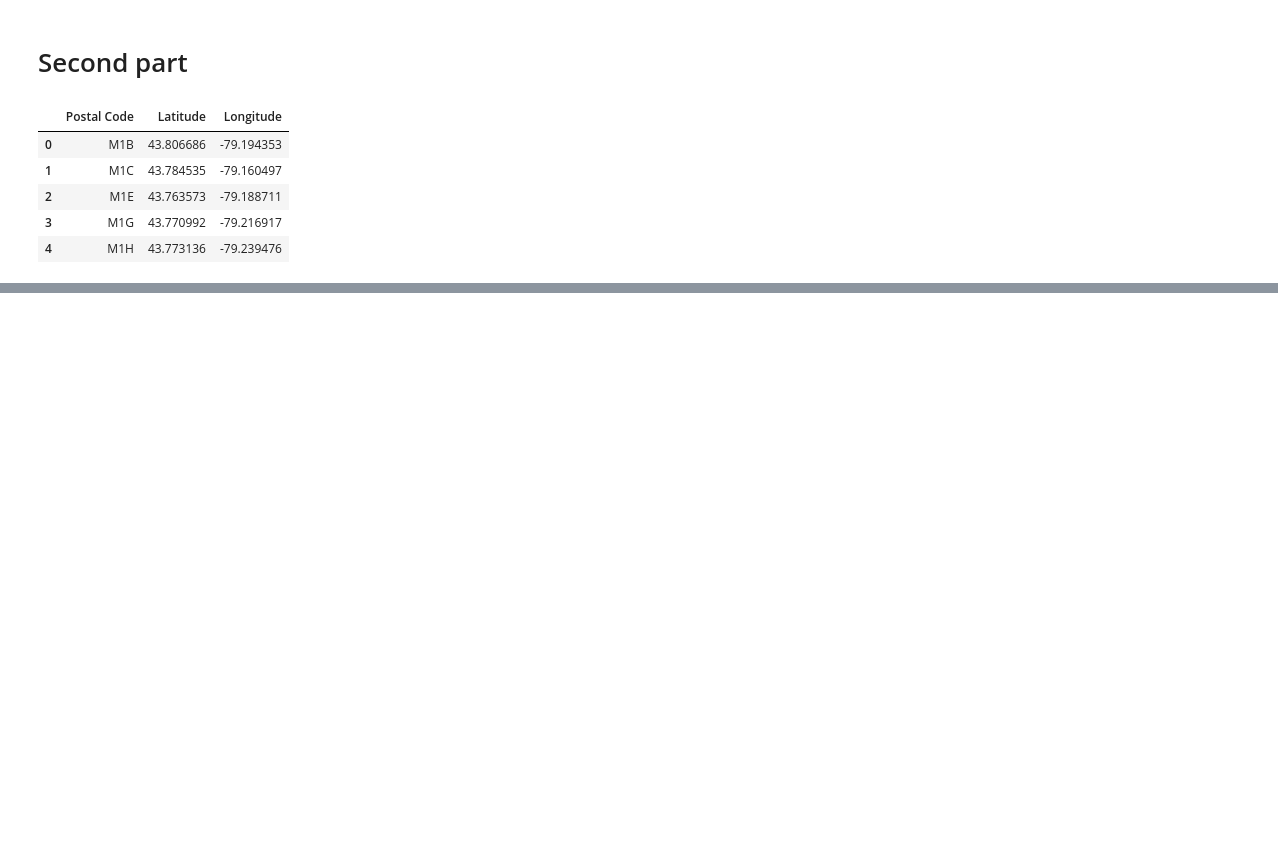
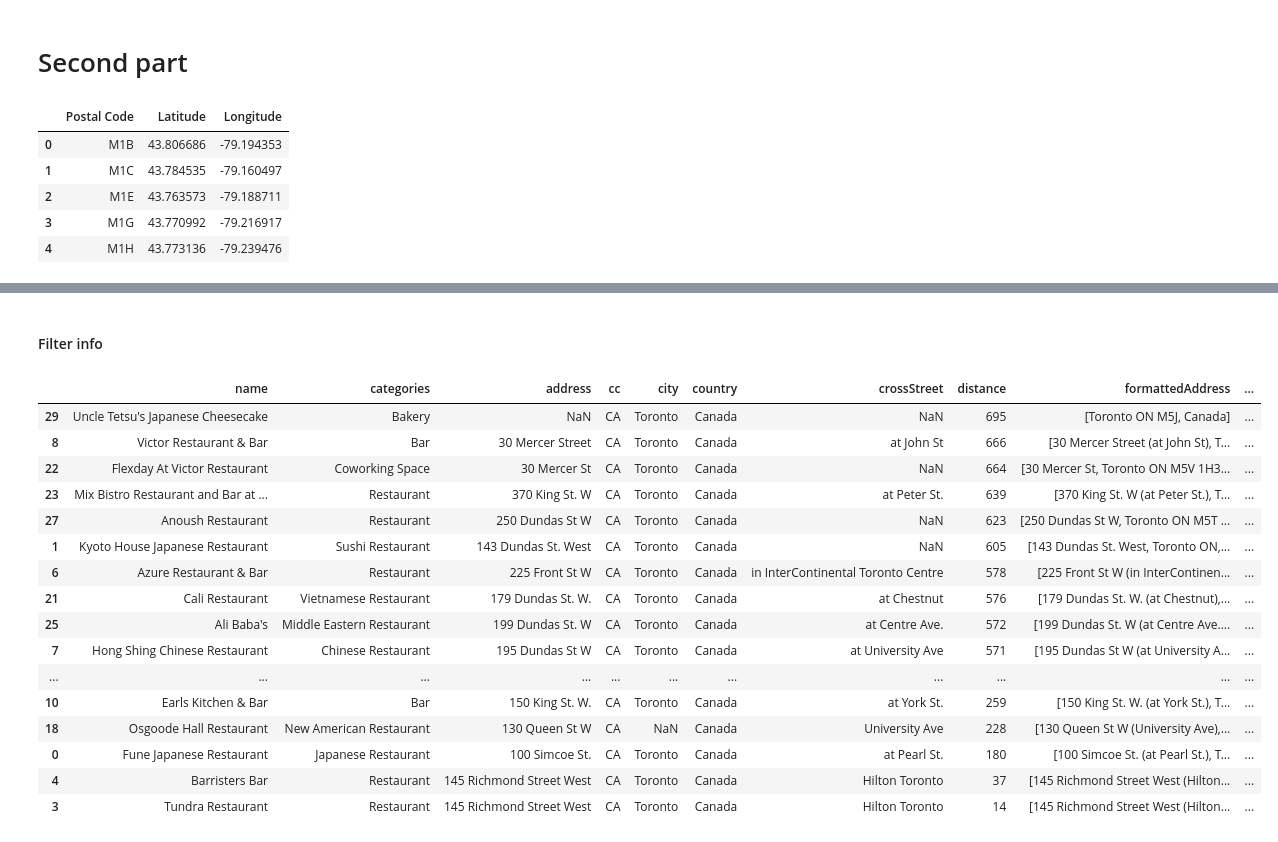
Before and after one commit to carolina-locatelli/Coursera_Capstone, a Jupyter notebook: Toronto analysis.ipynb, the cells around one changed output, grey strips where cells are left out. Drawn from its saved outputs; the diff is of its cells as text; code cells hidden in the pictures; blank space fills up the shorter version.

```diff
--- a/Toronto analysis.ipynb
+++ b/Toronto analysis.ipynb
@@ -131,0 +233,8 @@ KeyError: 'Postal Code'
+# %%
+address = '145 Richmond St W, Toronto, ON'
+
+geolocator = Nominatim(user_agent="foursquare_agent")
+location = geolocator.geocode(address)
+latitude = location.latitude
+longitude = location.longitude
+print(latitude, longitude)
@@ -131,0 +245,13 @@ KeyError: 'Postal Code'
+# %%
+search_query = 'Japanese Restaurant'
+radius = 500
+url = 'https://api.foursquare.com/v2/venues/search?client_id={}&client_secret={}&ll={},{}&v={}&query={}&radius={}&limit={}'.format(CLIENT_ID, CLIENT_SECRET, latitude, longitude, VERSION, search_query, radius, LIMIT)
+
+results = requests.get(url).json()
+results
+# assign relevant part of JSON to venues
+venues = results['response']['venues']
+
+# tranform venues into a dataframe
+dataframe = json_normalize(venues)
+dataframe
@@ -131,0 +276,44 @@ KeyError: 'Postal Code'
+# %% [markdown]
+#### Filter info
+# %%
+# keep only columns that include venue name, and anything that is associated with location
+filtered_columns = ['name', 'categories'] + [col for col in dataframe.columns if col.startswith('location.')] + ['id']
+dataframe_filtered = dataframe.loc[:, filtered_columns]
+
+# function that extracts the category of the venue
+def get_category_type(row):
+    try:
+        categories_list = row['categories']
+    except:
+        categories_list = row['venue.categories']
+
+    if len(categories_list) == 0:
+        return None
+    else:
+        return categories_list[0]['name']
+
+# filter the category for each row
+dataframe_filtered['categories'] = dataframe_filtered.apply(get_category_type, axis=1)
+
+# clean column names by keeping only last term
+dataframe_filtered.columns = [column.split('.')[-1] for column in dataframe_filtered.columns]
+dataframe_filtered = dataframe_filtered.sort_values(by='distance', ascending = False)
+dataframe_filtered
+# %% [output]
+|  | name | categories | address | cc | city | country | crossStreet | distance | formattedAddress | ... |
+| 29 | Uncle Tetsu's Japanese Cheesecake | Bakery | NaN | CA | Toronto | Canada | NaN | 695 | [Toronto ON M5J, Canada] | ... |
+| 8 | Victor Restaurant & Bar | Bar | 30 Mercer Street | CA | Toronto | Canada | at John St | 666 | [30 Mercer Street (at John St), T... | ... |
+| 22 | Flexday At Victor Restaurant | Coworking Space | 30 Mercer St | CA | Toronto | Canada | NaN | 664 | [30 Mercer St, Toronto ON M5V 1H3... | ... |
+| 23 | Mix Bistro Restaurant and Bar at ... | Restaurant | 370 King St. W | CA | Toronto | Canada | at Peter St. | 639 | [370 King St. W (at Peter St.), T... | ... |
+| 27 | Anoush Restaurant | Restaurant | 250 Dundas St W | CA | Toronto | Canada | NaN | 623 | [250 Dundas St W, Toronto ON M5T ... | ... |
+| 1 | Kyoto House Japanese Restaurant | Sushi Restaurant | 143 Dundas St. West | CA | Toronto | Canada | NaN | 605 | [143 Dundas St. West, Toronto ON,... | ... |
+| 6 | Azure Restaurant & Bar | Restaurant | 225 Front St W | CA | Toronto | Canada | in InterContinental Toronto Centre | 578 | [225 Front St W (in InterContinen... | ... |
+| 21 | Cali Restaurant | Vietnamese Restaurant | 179 Dundas St. W. | CA | Toronto | Canada | at Chestnut | 576 | [179 Dundas St. W. (at Chestnut),... | ... |
+| 25 | Ali Baba's | Middle Eastern Restaurant | 199 Dundas St. W | CA | Toronto | Canada | at Centre Ave. | 572 | [199 Dundas St. W (at Centre Ave.... | ... |
+| 7 | Hong Shing Chinese Restaurant | Chinese Restaurant | 195 Dundas St W | CA | Toronto | Canada | at University Ave | 571 | [195 Dundas St W (at University A... | ... |
+| ... | ... | ... | ... | ... | ... | ... | ... | ... | ... | ... |
+| 10 | Earls Kitchen & Bar | Bar | 150 King St. W. | CA | Toronto | Canada | at York St. | 259 | [150 King St. W. (at York St.), T... | ... |
+| 18 | Osgoode Hall Restaurant | New American Restaurant | 130 Queen St W | CA | NaN | Canada | University Ave | 228 | [130 Queen St W (University Ave),... | ... |
+| 0 | Fune Japanese Restaurant | Japanese Restaurant | 100 Simcoe St. | CA | Toronto | Canada | at Pearl St. | 180 | [100 Simcoe St. (at Pearl St.), T... | ... |
+| 4 | Barristers Bar | Restaurant | 145 Richmond Street West | CA | Toronto | Canada | Hilton Toronto | 37 | [145 Richmond Street West (Hilton... | ... |
+| 3 | Tundra Restaurant | Restaurant | 145 Richmond Street West | CA | Toronto | Canada | Hilton Toronto | 14 | [145 Richmond Street West (Hilton... | ... |
```
Also changed, not shown: parts of 19 cells of this notebook.
